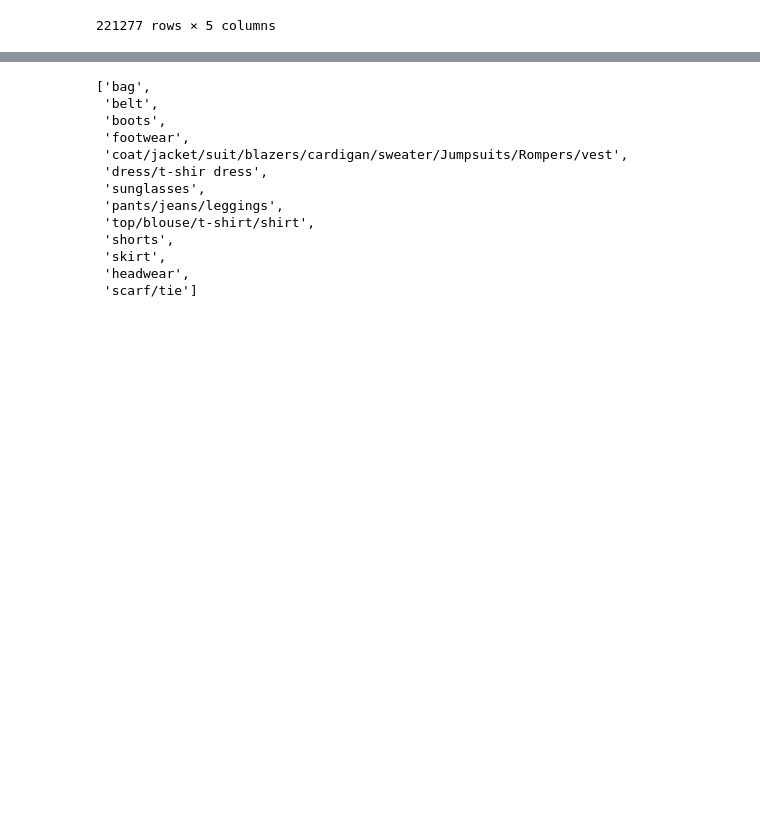
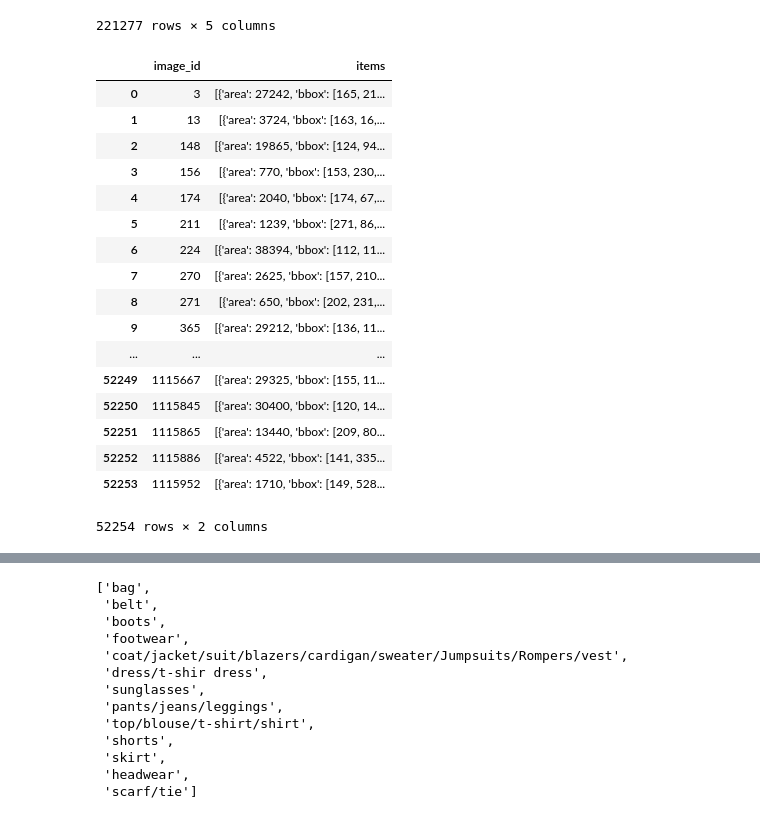
Before and after one commit to eBay/modanet, a Jupyter notebook: ModaNet.ipynb, the cells around one changed output, grey strips where cells are left out. Drawn from its saved outputs; the diff is of its cells as text; code cells hidden in the pictures; blank space fills up the shorter version.

```diff
--- a/ModaNet.ipynb
+++ b/ModaNet.ipynb
@@ -94,3 +38,33 @@ df_ann
 |  | 221275 | 13720 | [206, 244, 98, 140] | 1 | 0 | [[238, 244, 231, 274, 210, 279, 2... |
 |  | 221276 | 375 | [186, 537, 25, 15] | 4 | 0 | [[213, 498, 208, 507, 208, 518, 2... |
 221277 rows × 5 columns
+# %%
+df_annt_items = pd.DataFrame(d['annotations'])
+cols = ['image_id']
+
+df_annt = df_annt_items\
+    .groupby(cols)\
+    [df_annt_items.columns.difference(cols)]\
+    .apply(lambda df_: df_.to_dict('records'))\
+    .rename('items')\
+    .reset_index()
+df_annt
+# %% [output]
+|  | image_id | items |
+| 0 | 3 | [{'area': 27242, 'bbox': [165, 21... |
+| 1 | 13 | [{'area': 3724, 'bbox': [163, 16,... |
+| 2 | 148 | [{'area': 19865, 'bbox': [124, 94... |
+| 3 | 156 | [{'area': 770, 'bbox': [153, 230,... |
+| 4 | 174 | [{'area': 2040, 'bbox': [174, 67,... |
+| 5 | 211 | [{'area': 1239, 'bbox': [271, 86,... |
+| 6 | 224 | [{'area': 38394, 'bbox': [112, 11... |
+| 7 | 270 | [{'area': 2625, 'bbox': [157, 210... |
+| 8 | 271 | [{'area': 650, 'bbox': [202, 231,... |
+| 9 | 365 | [{'area': 29212, 'bbox': [136, 11... |
+| ... | ... | ... |
+| 52249 | 1115667 | [{'area': 29325, 'bbox': [155, 11... |
+| 52250 | 1115845 | [{'area': 30400, 'bbox': [120, 14... |
+| 52251 | 1115865 | [{'area': 13440, 'bbox': [209, 80... |
+| 52252 | 1115886 | [{'area': 4522, 'bbox': [141, 335... |
+| 52253 | 1115952 | [{'area': 1710, 'bbox': [149, 528... |
+52254 rows × 2 columns
```
Also changed, not shown: parts of 19 cells of this notebook, 7 other files.
